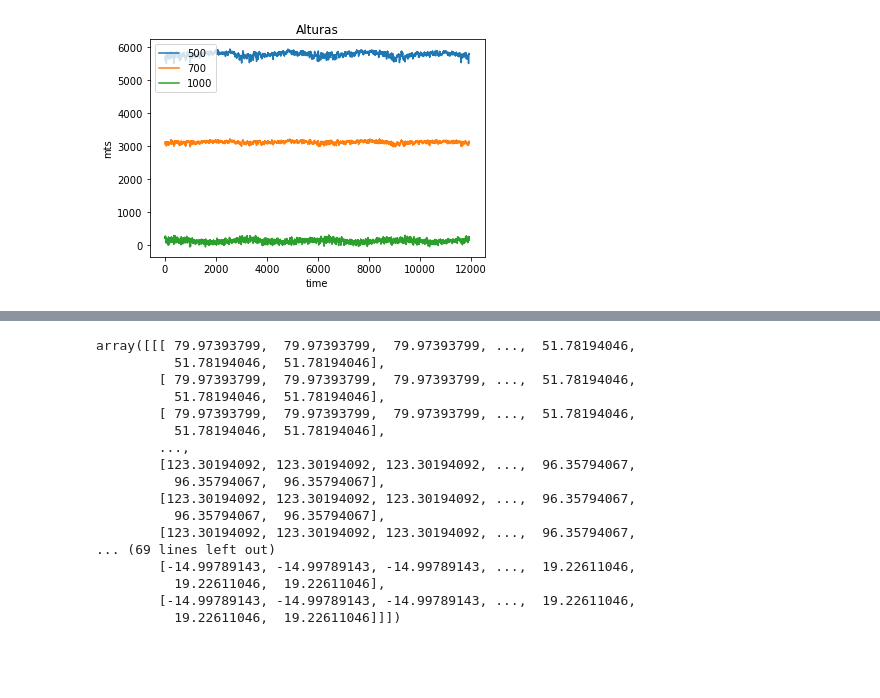
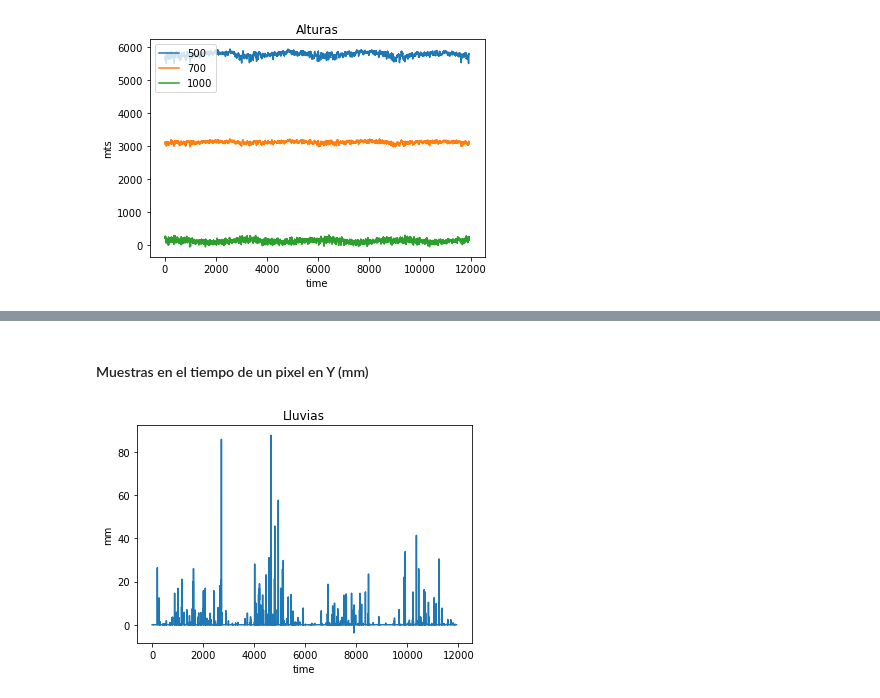
Before and after one commit to JFC95/ProyectoIntegrador_Weather, a Jupyter notebook: Notebooks/check_Dataset.ipynb, the cells around one changed output, grey strips where cells are left out. Cells and saved outputs as stored; diff of their text form; code cells hidden in the pictures; blank space fills up the shorter version.

```diff
--- a/Notebooks/check_Dataset.ipynb
+++ b/Notebooks/check_Dataset.ipynb
@@ -94,37 +98,7 @@ plt.show()
 # %% [output]
 [figure]
 # %%
-############### MATRICES TAG LLUVIA(Y)
-directory_in_str = "/opt/datos/wrf-meteo/matrices176/" #dentro de ....
-pathlist = Path(directory_in_str).glob('**/*.csv')
+Y_dir = "/opt/datos/dataset/milimetros/Y.npy"
+Y = np.load(Y_dir)
 
-lista_de_path = list()
-lista_dates = list()
-i=0
-#j=0
-
-start_date = "2019-06-16 00:00"
-finish_date = "2019-06-16 21:00"
-idx = pd.date_range(start_date, finish_date, freq='3H').strftime("%Y-%m-%d %H:%M")
-
-for path in pathlist:
-    path_in_str = str(path)
-    lista_de_path.append(path_in_str)
-
-for time in idx:
-    time_new = time.replace(" ", "T")
-    lista_dates.append(time_new)
-
-#cant = len(lista_de_path)
-#np_all_images = np.empty((cant,176,176))
-y = np.empty((8,176,176))
-
-for times in lista_dates:
-    for file in lista_de_path:
-        if(times in file):
-            df = pd.read_csv(file)
-            np_matriz = df.to_numpy() # 176x176
-            y[i] = np_matriz
-            #print(file)
-            i=i+1
-print(y.shape)
+print("Y: %s" %str(Y.shape))
@@ -171,20 +107,10 @@ array([[[3074.91870117, 3074.91870117, 3074.91870117, ...,
-# %%
-z_1000
-# %% [output]
-array([[[ 79.97393799,  79.97393799,  79.97393799, ...,  51.78194046,
-          51.78194046,  51.78194046],
-        [ 79.97393799,  79.97393799,  79.97393799, ...,  51.78194046,
-          51.78194046,  51.78194046],
-        [ 79.97393799,  79.97393799,  79.97393799, ...,  51.78194046,
-          51.78194046,  51.78194046],
-        ...,
-        [123.30194092, 123.30194092, 123.30194092, ...,  96.35794067,
-          96.35794067,  96.35794067],
-        [123.30194092, 123.30194092, 123.30194092, ...,  96.35794067,
-          96.35794067,  96.35794067],
-        [123.30194092, 123.30194092, 123.30194092, ...,  96.35794067,
-... (69 lines left out)
-        [-14.99789143, -14.99789143, -14.99789143, ...,  19.22611046,
-          19.22611046,  19.22611046],
-        [-14.99789143, -14.99789143, -14.99789143, ...,  19.22611046,
-          19.22611046,  19.22611046]]])
+# %% [markdown]
+#### Muestras en el tiempo de un pixel en Y (mm)
+# %%
+plt.plot(Y[:,100,100])
+plt.title('Lluvias')
+plt.ylabel('mm')
+plt.xlabel('time')
+plt.show()
+# %% [output]
+[figure, added]
```
Also changed, not shown: parts of 17 cells of this notebook, 1 other file.
